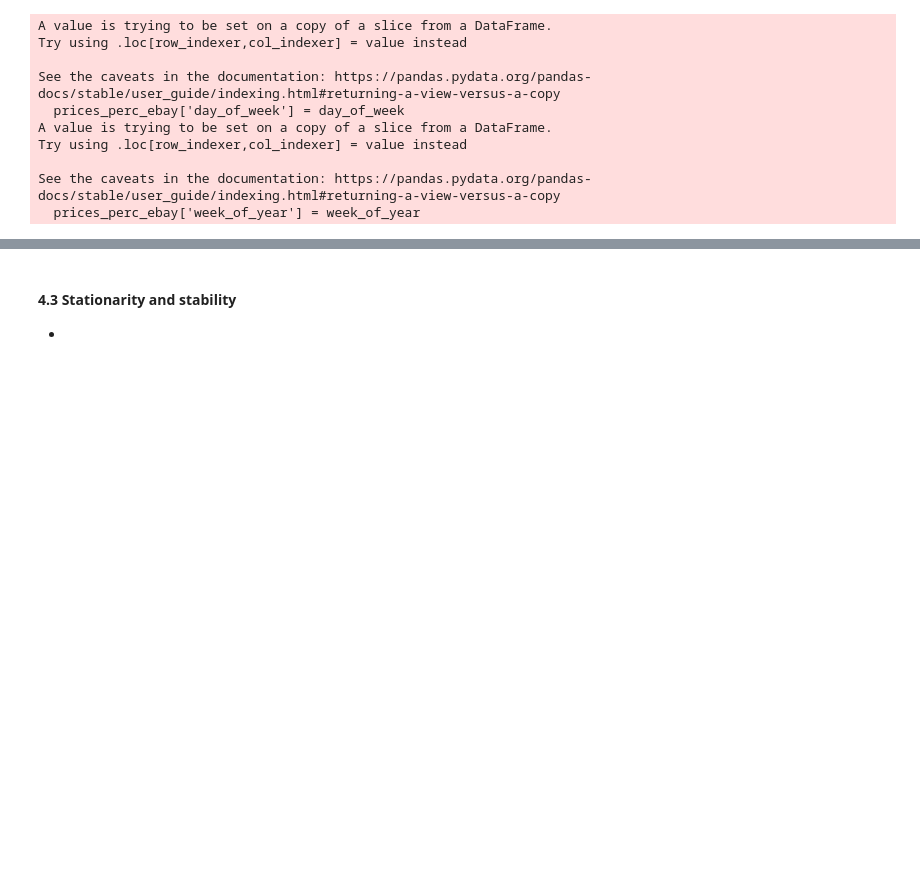
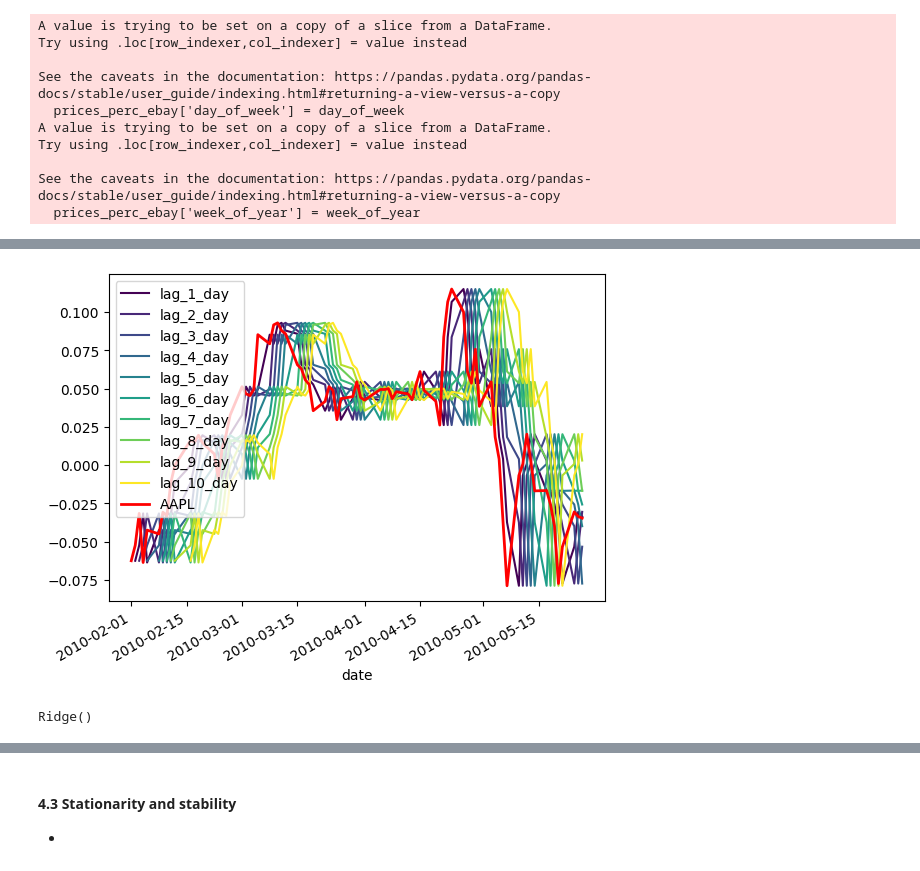
Before and after one commit to GuoweiYang19891101/datacamp_machine_learning_scientist_python, a Jupyter notebook: 9_time_series_data.ipynb, the cells around one changed output, grey strips where cells are left out. Drawn from its saved outputs; the diff is of its cells as text; code cells hidden in the pictures; blank space fills up the shorter version.

```diff
--- a/9_time_series_data.ipynb
+++ b/9_time_series_data.ipynb
@@ -1211,0 +1213,34 @@ See the caveats in the documentation: https://pandas.pydata.org/pandas-docs/stab
+# %%
+# creating time-shifted features
+import numpy as np
+import pandas as pd
+import matplotlib.pyplot as plt
+# use 'AAPL' stock prices as our dataset
+prices_perc_aapl = prices_perc['AAPL']
+
+# create shifts and shifted data
+shifts = np.arange(1, 11).astype(int)
+shifted_data = {"lag_{}_day".format(day_shift): prices_perc_aapl.shift(day_shift) for day_shift in shifts}
+
+# convert to dataframe
+prices_perc_shifted = pd.DataFrame(shifted_data)
+
+# plot first 100 samples
+ax = prices_perc_shifted.iloc[:100].plot(cmap=plt.cm.viridis)
+prices_perc_aapl.iloc[:100].plot(color='r', lw=2)
+ax.legend(loc='best')
+plt.show()
+# %% [output]
+[figure, added]
+# %%
+# auto-regressive models
+from sklearn.linear_model import Ridge
+# replace missing values with the median
+X = prices_perc_shifted.fillna(np.nanmedian(prices_perc_shifted))
+y = prices_perc_aapl.fillna(np.nanmedian(prices_perc_aapl))
+
+# fit the model
+model = Ridge()
+model.fit(X, y)
+# %% [output]
+Ridge()
```
Also changed, not shown: parts of 7 cells of this notebook.
